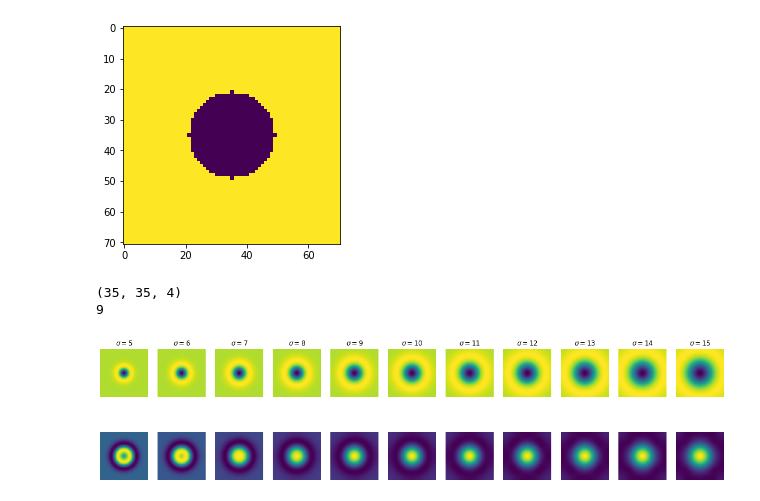
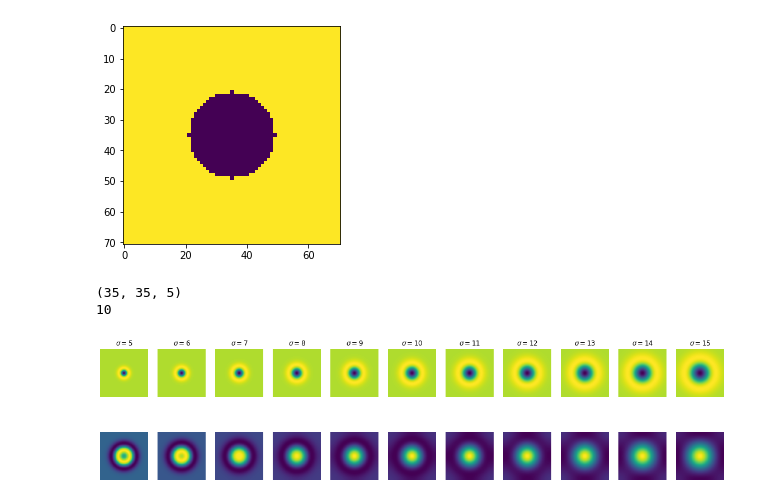
Before and after one commit to NaduniDamsariLiyanage/en_2550, a Jupyter notebook: exercise5.ipynb, the cells around one changed output. Cells and saved outputs as stored; diff of their text form; code cells hidden in the pictures.

```diff
--- a/exercise5.ipynb
+++ b/exercise5.ipynb
@@ -32,26 +32,27 @@ plt.imshow(f)
 <matplotlib.image.AxesImage at 0x...>
 [figure]
 # %%
+#Q2
 s = 11
 fig, ax = plt.subplots(2, s, figsize= (20,5))
 scale_space = np.empty((h, w, s), dtype=np.float32)
 sigmas = np.arange(5, 16, 1)
 for i, sigma in enumerate (np.arange(5, 16, 1)):
     log_hw = 3*np.max(sigmas)
-    X, Y = np.meshgrid(np.arange(-log_hw, log_hw + 1, 1), np.arange(-hw, hw + 1, 1))
+    X, Y = np.meshgrid(np.arange(-log_hw, log_hw + 1, 1), np.arange(-log_hw, log_hw + 1, 1))
     log = 1/(2*np.pi*sigma**2)*(X**2/(sigma**2) + Y**2/(sigma**2)- 2)*np.exp(-(X**2 + Y**2)/(2*sigma**2))
     f_log = cv.filter2D(f, -1 , log)
     scale_space [:, :, i] = f_log
     ax[0, i].imshow(log)
     ax[0, i].axis('off')
     ax[0, i].set_title(r'$\sigma = {}$'.format(sigma))
     ax[1, i].imshow(f_log)
     ax[1, i].axis('off')
 
 indices = np.unravel_index(np.argmax(scale_space, axis= None), scale_space.shape)
 print(indices) # r= \sqrt{2}*sigma
 print(sigmas[indices[2]])
 # %% [output]
-(35, 35, 4)
-9
+(35, 35, 5)
+10
-[figure, old version]
+[figure, new version]
```
